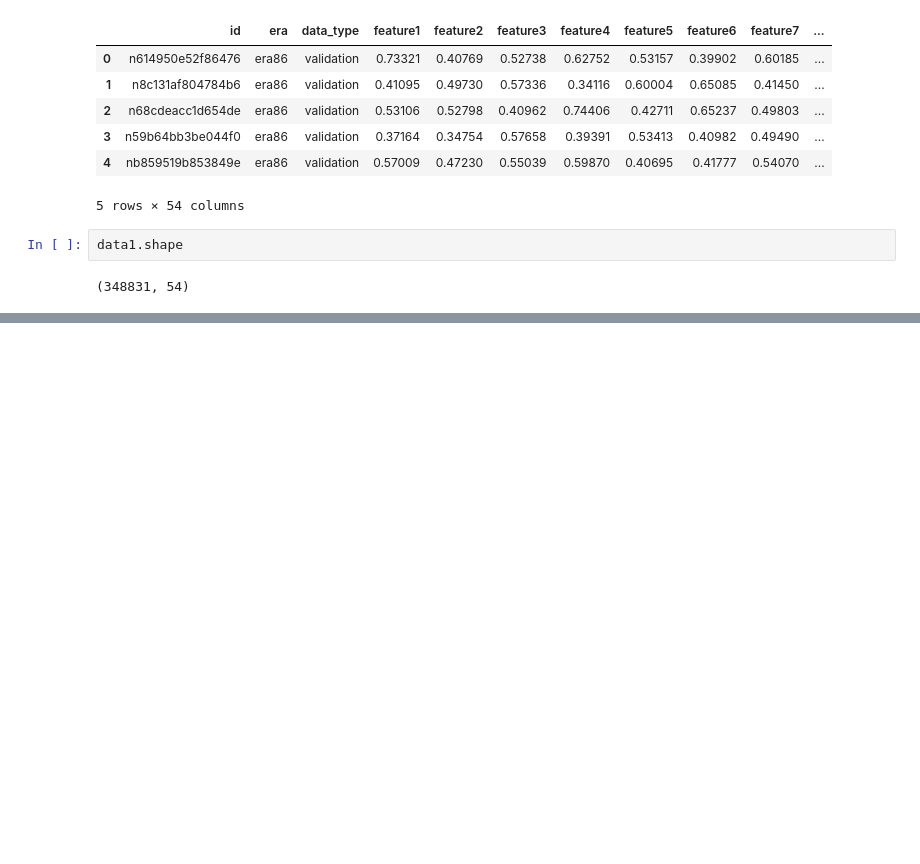
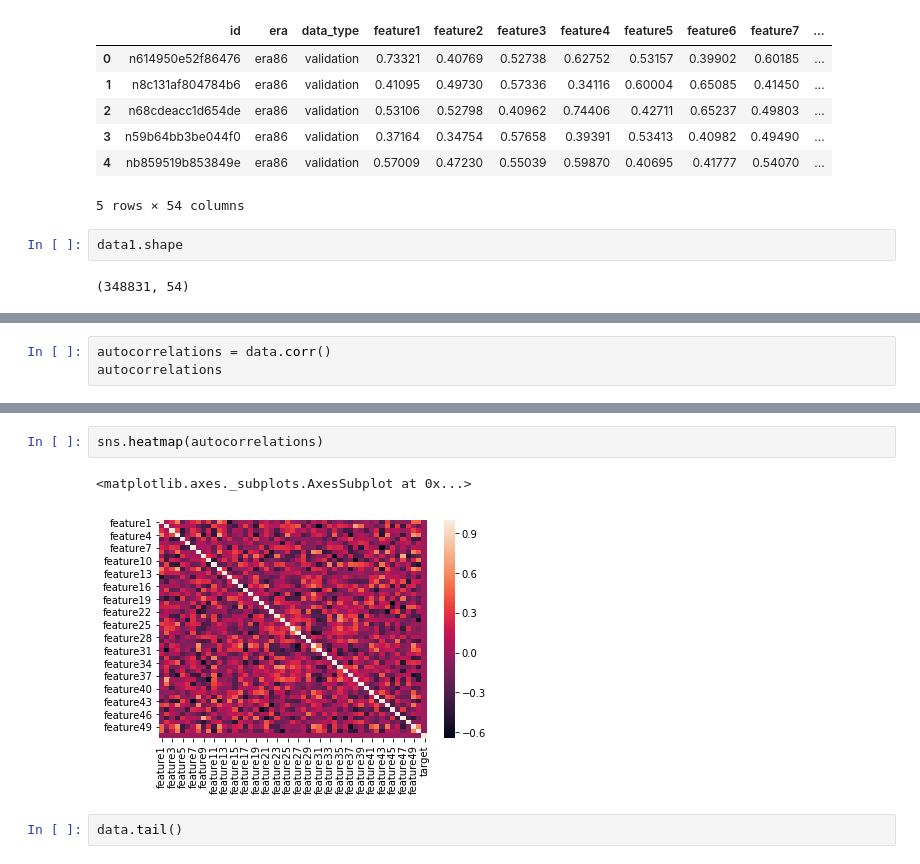
Before and after one commit to cchen181/numerai_tournament79, a Jupyter notebook: model.ipynb, the cells around one changed output, grey strips where cells are left out. Saved outputs shown, nothing was run; the diff lists cells and outputs as text; blank space fills up the shorter version.

```diff
--- a/model.ipynb
+++ b/model.ipynb
@@ -141,0 +153,3 @@ data1.shape
+# %%
+autocorrelations = data.corr()
+autocorrelations
@@ -141,0 +175,7 @@ data1.shape
+# %%
+sns.heatmap(autocorrelations)
+# %% [output]
+<matplotlib.axes._subplots.AxesSubplot at 0x...>
+[figure, added]
+# %%
+data.tail()
```
Also changed, not shown: parts of 4 cells of this notebook.
